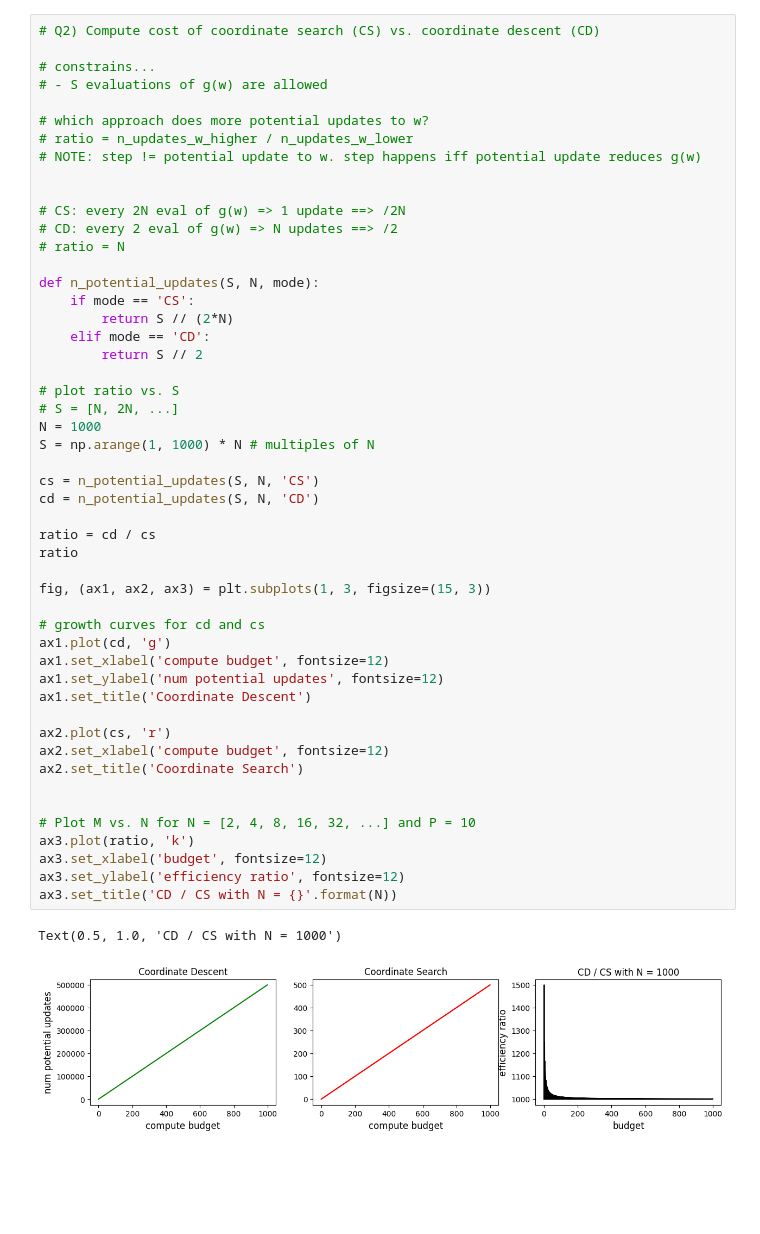
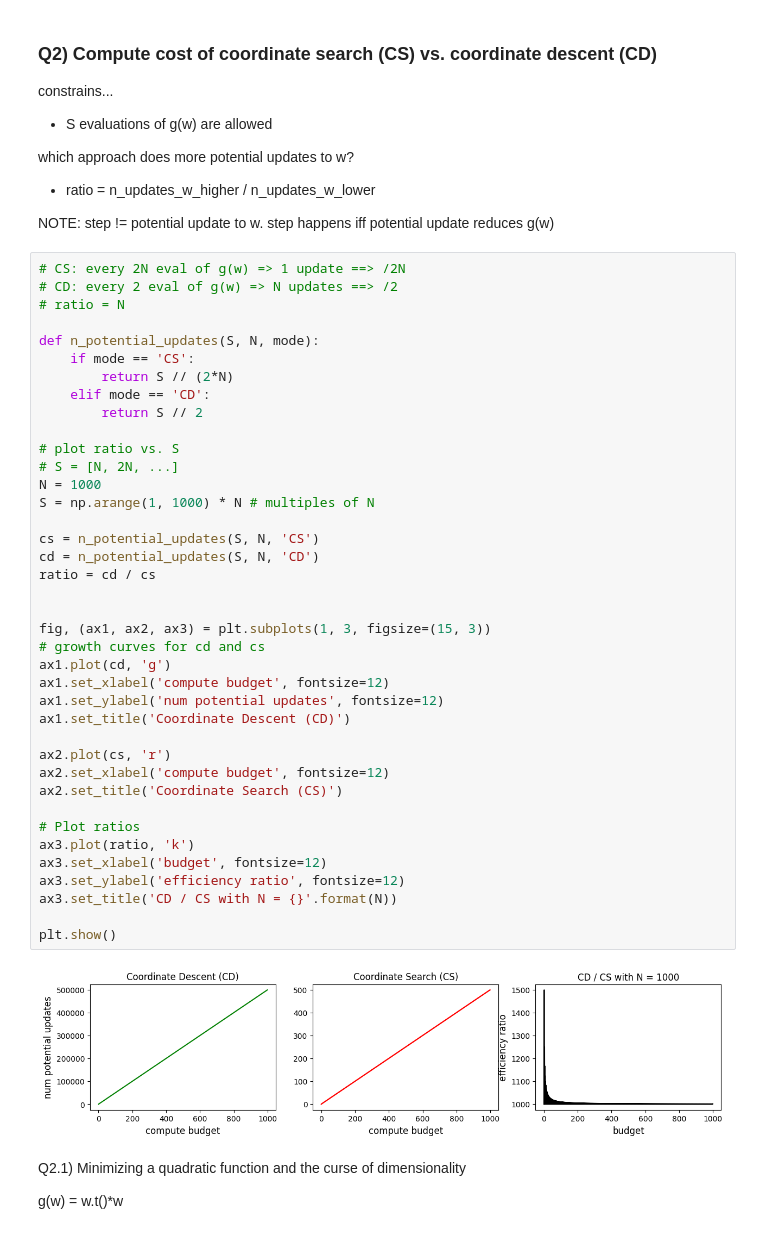
Before and after one commit to johnheo/ee499_ml_spring23, a Jupyter notebook: hw1.ipynb, the cells around one changed output. Cells and saved outputs as stored; diff of their text form; blank space fills up the shorter version.

```diff
--- a/hw1.ipynb
+++ b/hw1.ipynb
@@ -46,53 +55,55 @@ plt.show()
+# %% [markdown]
+### Q2) Compute cost of coordinate search (CS) vs. coordinate descent (CD)
+
+constrains...
+- S evaluations of g(w) are allowed
+
+which approach does more potential updates to w?
+- ratio = n_updates_w_higher / n_updates_w_lower
+
+NOTE: step != potential update to w. step happens iff potential update reduces g(w)
 # %%
-# Q2) Compute cost of coordinate search (CS) vs. coordinate descent (CD)
-
-# constrains...
-# - S evaluations of g(w) are allowed
-
-# which approach does more potential updates to w?
-# ratio = n_updates_w_higher / n_updates_w_lower
-# NOTE: step != potential update to w. step happens iff potential update reduces g(w)
-
-
 # CS: every 2N eval of g(w) => 1 update ==> /2N
 # CD: every 2 eval of g(w) => N updates ==> /2
 # ratio = N
 
 def n_potential_updates(S, N, mode):
     if mode == 'CS':
         return S // (2*N)
     elif mode == 'CD':
         return S // 2
 
 # plot ratio vs. S
 # S = [N, 2N, ...]
 N = 1000
 S = np.arange(1, 1000) * N # multiples of N
 
 cs = n_potential_updates(S, N, 'CS')
 cd = n_potential_updates(S, N, 'CD')
+ratio = cd / cs
 
-ratio = cd / cs
-ratio
 
 fig, (ax1, ax2, ax3) = plt.subplots(1, 3, figsize=(15, 3))
-
 # growth curves for cd and cs
 ax1.plot(cd, 'g')
 ax1.set_xlabel('compute budget', fontsize=12)
 ax1.set_ylabel('num potential updates', fontsize=12)
-ax1.set_title('Coordinate Descent')
+ax1.set_title('Coordinate Descent (CD)')
 
 ax2.plot(cs, 'r')
 ax2.set_xlabel('compute budget', fontsize=12)
-ax2.set_title('Coordinate Search')
+ax2.set_title('Coordinate Search (CS)')
 
-
-# Plot M vs. N for N = [2, 4, 8, 16, 32, ...] and P = 10
+# Plot ratios
 ax3.plot(ratio, 'k')
 ax3.set_xlabel('budget', fontsize=12)
 ax3.set_ylabel('efficiency ratio', fontsize=12)
 ax3.set_title('CD / CS with N = {}'.format(N))
+
+plt.show()
 # %% [output]
-Text(0.5, 1.0, 'CD / CS with N = 1000')
-[figure, old version]
+[figure, new version]
+# %% [markdown]
+Q2.1) Minimizing a quadratic function and the curse of dimensionality
+
+g(w) = w.t()*w
```
Also changed, not shown: parts of 28 cells of this notebook.
